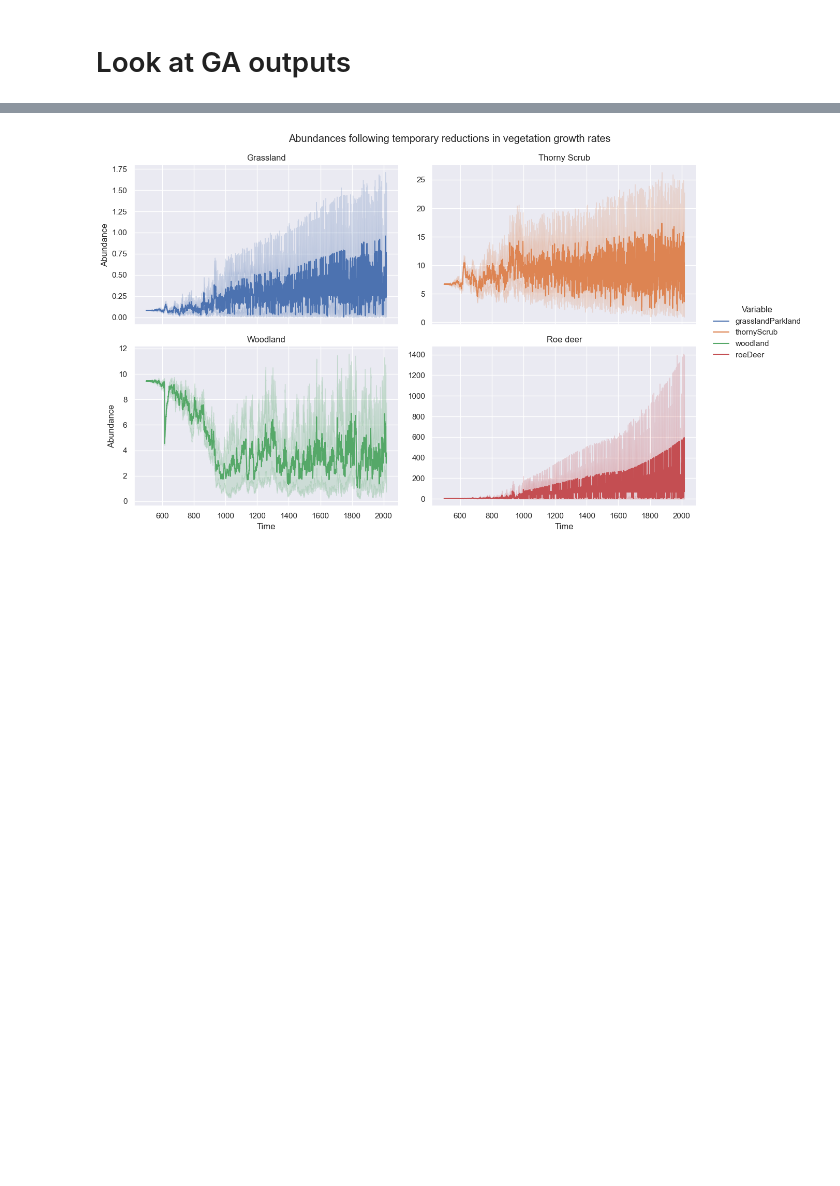
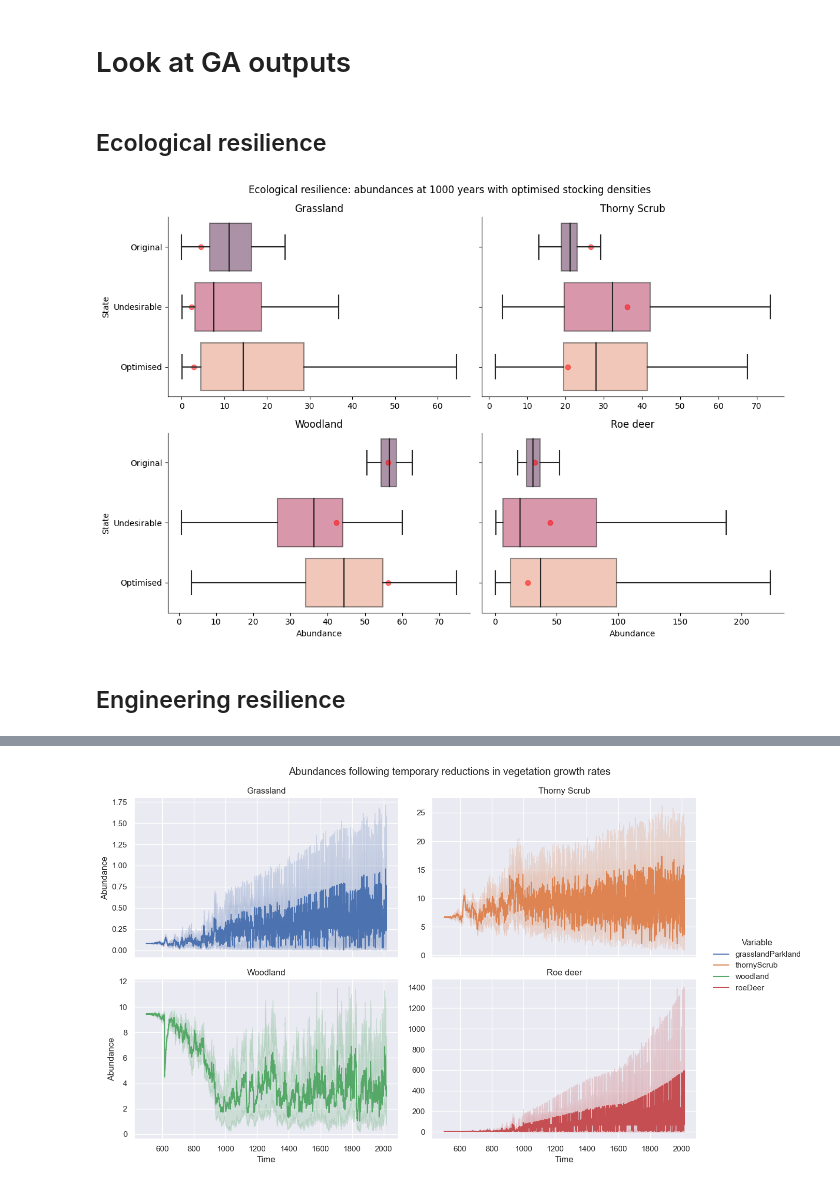
Before and after one commit to emjneil/rewilding_resilience, a Jupyter notebook: ode_experiments.ipynb, the cells around one changed output, grey strips where cells are left out. Drawn from its saved outputs; the diff is of its cells as text; code cells hidden in the pictures; blank space fills up the shorter version.

Commit message:
new ABM experiments

```diff
--- a/ode_experiments.ipynb
+++ b/ode_experiments.ipynb
@@ -200,2 +221,4 @@ plt.show()
 # %% [markdown]
 # Look at GA outputs
+# %% [markdown]
+## Ecological resilience
@@ -201,0 +240,76 @@ plt.show()
+# %%
+# order it so "Original" shows first on the graph
+desired_order = ['Original', 'Undesirable', 'Optimised']
+df = df.sort_values(by='State', key=lambda x: pd.Categorical(x, categories=desired_order))
+# %%
+df['Experiment'] = 'Perturbation ' + df['Perturbation'] + ': ' + df['State']
+df['Experiment'] = df['Experiment'].str.replace('Perturbation Original: Original', 'Original steady state')
+# %%
+# adjust df for graphing
+melted_df_ga_all = df.melt(id_vars=['time', 'run_number', 'Experiment', 'State'],
+                                   value_vars=['grasslandParkland', 'thornyScrub', 'woodland', 'roeDeer'],
+                                   var_name='Variable', value_name='Value')
+# %%
+end_all = melted_df_ga_all.loc[melted_df_ga_all["time"] == 1016.75]
+# %%
+# Create a FacetGrid with subplots
+g = sns.FacetGrid(end_all, col='Variable', col_wrap=2, height=4, aspect=1.5, sharey=True, sharex=False)
+
+# Plot lineplot for each variable
+g.map_dataframe(sns.boxplot, x='Value', y='State', dodge=False, boxprops=dict(alpha=.5), showfliers = False,  palette="rocket")
+
+# Set axis labels
+g.set_axis_labels('Abundance')
+
+# [0.57857411 2.31529088 0.03222031 0.95046203 5.16644033 2.21263461
+#  0.15264488 4.84635936 9.66626738]
+
+
+red_dot_locations = {
+    'grasslandParkland': {
+        'Original': {'x': [0.05*89.9], 'y': [0]},
+        'Undesirable': {'x': [0.025*89.9], 'y': [1]},
+        'Optimised': {'x': [0.032*89.9], 'y': [2]},
+
+    },
+    'roeDeer': {
+        'Original': {'x': [2.7*12], 'y': [0]},
+        'Undesirable': {'x': [3.7*12], 'y': [1]},
+        'Optimised': {'x': [2.2*12], 'y': [2]},
+            },
+    'thornyScrub': {
+        'Original': {'x': [6.2*4.3], 'y': [0]},
+        'Undesirable': {'x': [8.4*4.3], 'y': [1]},
+        'Optimised': {'x': [4.8*4.3], 'y': [2]},
+            },
+    'woodland': {
+        'Original': {'x': [9.7*5.8], 'y': [0]},
+        'Undesirable': {'x': [7.3*5.8], 'y': [1]},
+        'Optimised': {'x': [9.7*5.8], 'y': [2]},
+            },
+}
+
+# Set title for each subplot
+titles = ['Grassland', 'Thorny Scrub', 'Woodland', 'Roe deer']
+
+for ax, variable, title in zip(g.axes.flat, end_all['Variable'].unique(), titles):
+    ax.set_title(title)
+    locations = red_dot_locations.get(variable, {})
+    for experiment, locs in locations.items():
+        ax.scatter(locs['x'], locs['y'], color='red', alpha=0.5)
+
+
+
+# add legend
+g.add_legend()
+
+plt.suptitle('Ecological resilience: abundances at 1000 years with optimised stocking densities')
+# Adjust spacing between subplots
+g.tight_layout()
+
+# Display the plot
+plt.show()
+# %% [output]
+[figure, added]
+# %% [markdown]
+## Engineering resilience
```
Also changed, not shown: parts of 29 cells of this notebook, 13 other files.
